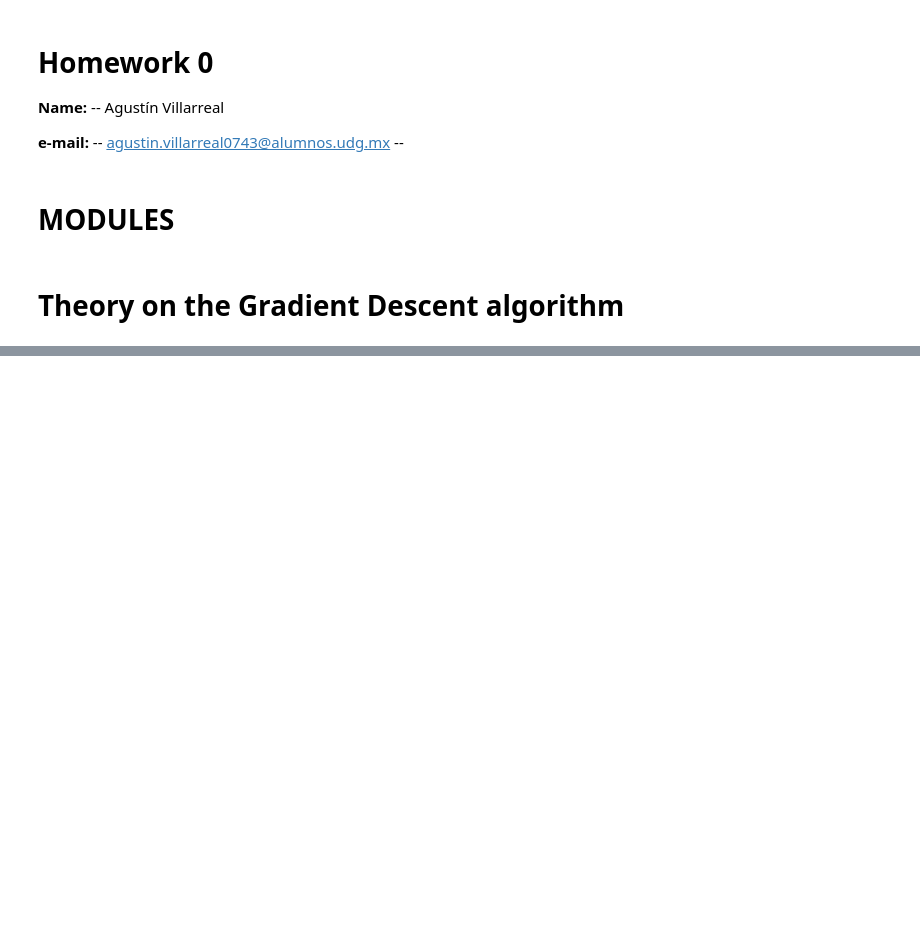
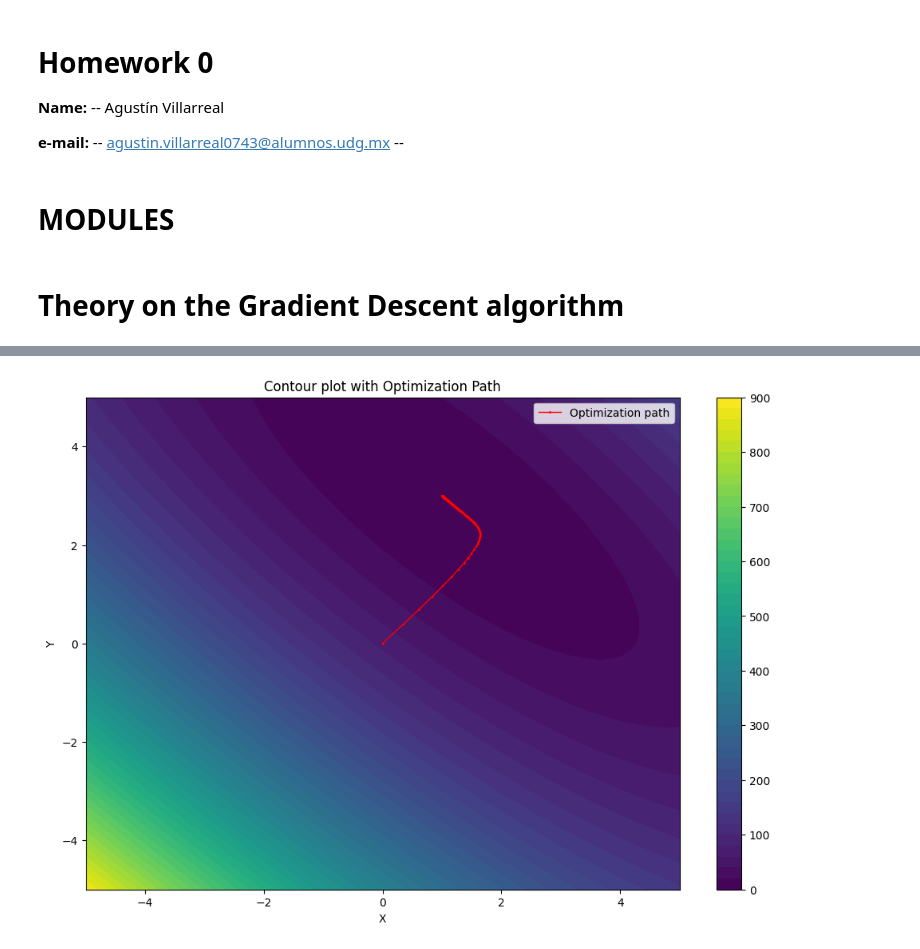
Before and after one commit to agusvillarreal/Topico-industria-1, a Jupyter notebook: TD1_HW1/TI_1_HW1.ipynb, the cells around one changed output, grey strips where cells are left out. Drawn from its saved outputs; the diff is of its cells as text; code cells hidden in the pictures; blank space fills up the shorter version.

```diff
--- a/TD1_HW1/TI_1_HW1.ipynb
+++ b/TD1_HW1/TI_1_HW1.ipynb
@@ -73,0 +55,13 @@ plt.show()
+# %%
+# Contour in 2D
+plt.figure(figsize=(14, 6))
+contour = plt.contourf(X, Y, Z, levels=50, cmap='viridis')
+plt.plot(path[:,0], path[:,1], 'r.-', markersize=2, linewidth=1, label='Optimization path')
+plt.xlabel('X')
+plt.ylabel('Y')
+plt.title('Contour plot with Optimization Path')
+plt.colorbar(contour)
+plt.legend()
+plt.show()
+# %% [output]
+[figure, added]
```
Also changed, not shown: parts of 3 cells of this notebook.
